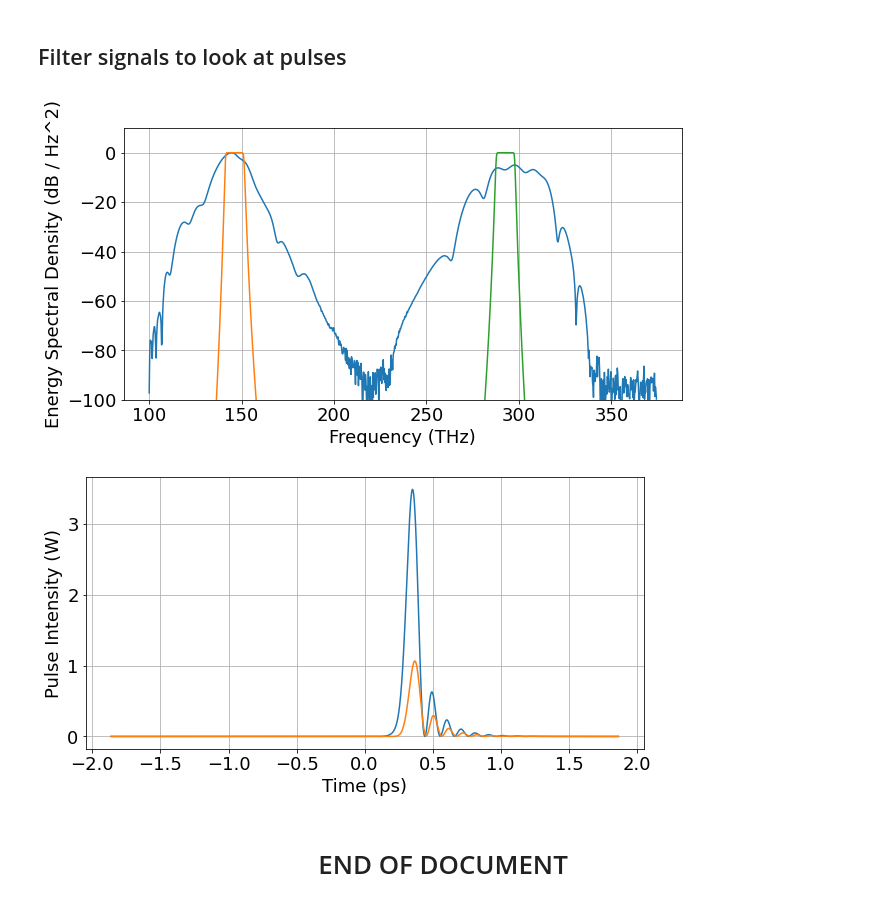
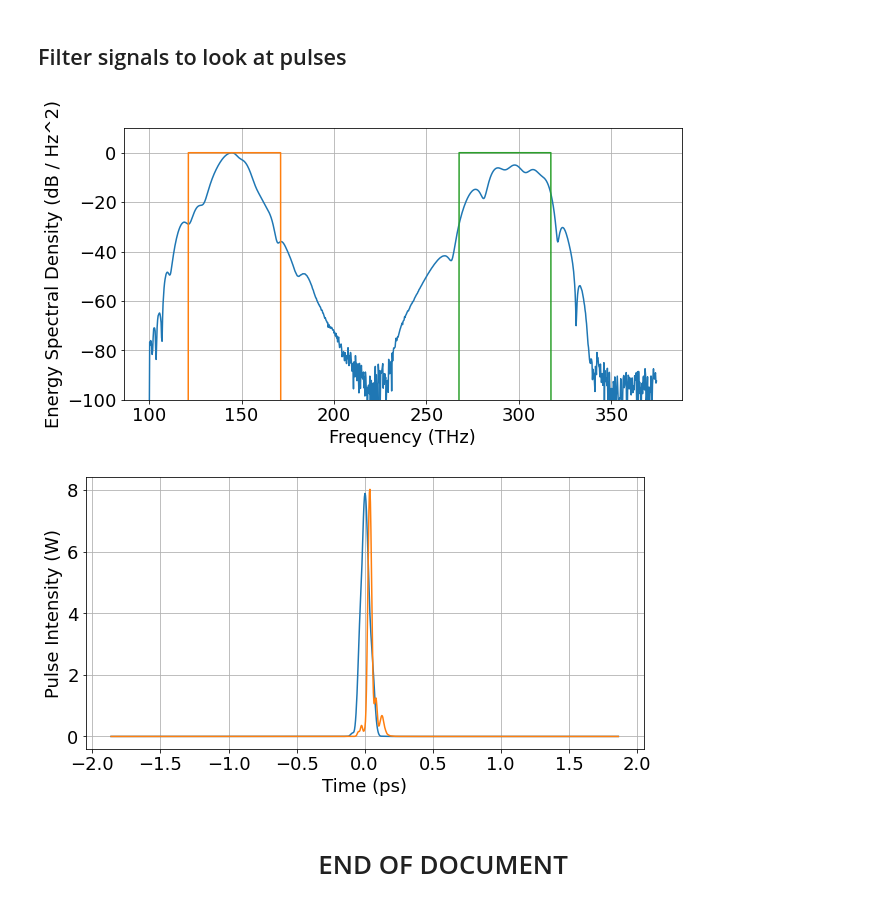
Before and after one commit to ledezmaluism/snow, a Jupyter notebook: Examples/Example_Waveguide_SHG.ipynb, the cells around one changed output. Cells and saved outputs as stored; diff of their text form; code cells hidden in the pictures.

Commit message:
Update Example_Waveguide_SHG.ipynb
Updated with the new ideal filter

```diff
--- a/Examples/Example_Waveguide_SHG.ipynb
+++ b/Examples/Example_Waveguide_SHG.ipynb
@@ -377,20 +377,20 @@ plt.ylabel('Propagation distance (mm)');
 # %% [markdown]
 ## Filter signals to look at pulses
 # %%
-filter_bw = 10*THz
+filter_bw = 50*THz
 a_out_ff, h_ff = pulses.filter_signal(f_abs, fft(out_pulse.a), f0_ff, filter_bw)
 a_out_sh, h_sh = pulses.filter_signal(f_abs, fft(out_pulse.a), 2*f0_ff, filter_bw)
 
 plt.rcParams['figure.figsize'] = [10, 5]
 ax1 = out_pulse.plot_ESD_dB_absfreq()
-ax1.plot(fftshift(f_abs)/THz, 20*np.log10(abs(h_ff + 1e-20)));
-ax1.plot(fftshift(f_abs)/THz, 20*np.log10(abs(h_sh + 1e-20)));
+ax1.plot(fftshift(f_abs)/THz, 20*np.log10(abs(fftshift(h_ff) + 1e-20)));
+ax1.plot(fftshift(f_abs)/THz, 20*np.log10(abs(fftshift(h_sh) + 1e-20)));
 ax1.set_ylim([-100,10])
 
 ax2 = pulses.plot_magsq(t, a_out_ff)
 ax2 = pulses.plot_magsq(t, a_out_sh, ax=ax2)
 # %% [output]
-[figure, old version]
+[figure, new version]
-[figure, old version]
+[figure, new version]
 # %% [markdown]
 # <center> END OF DOCUMENT </center>
```
Also changed, not shown: parts of 4 cells of this notebook.
